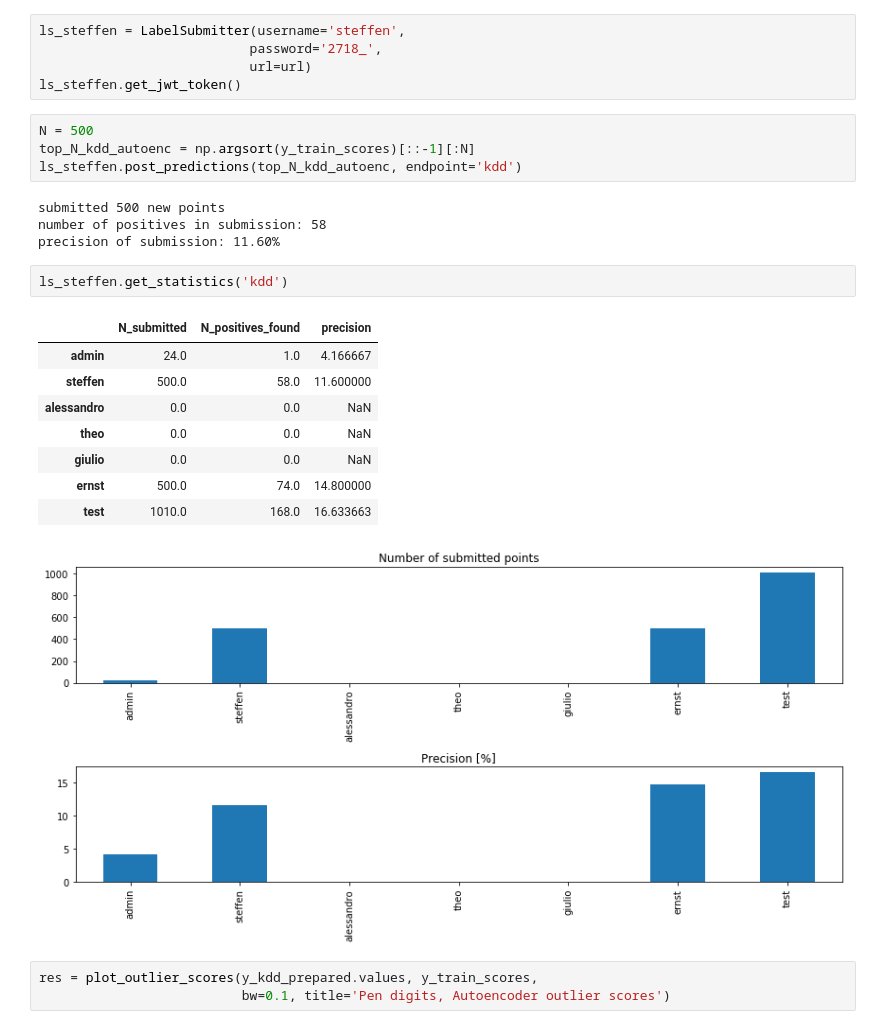
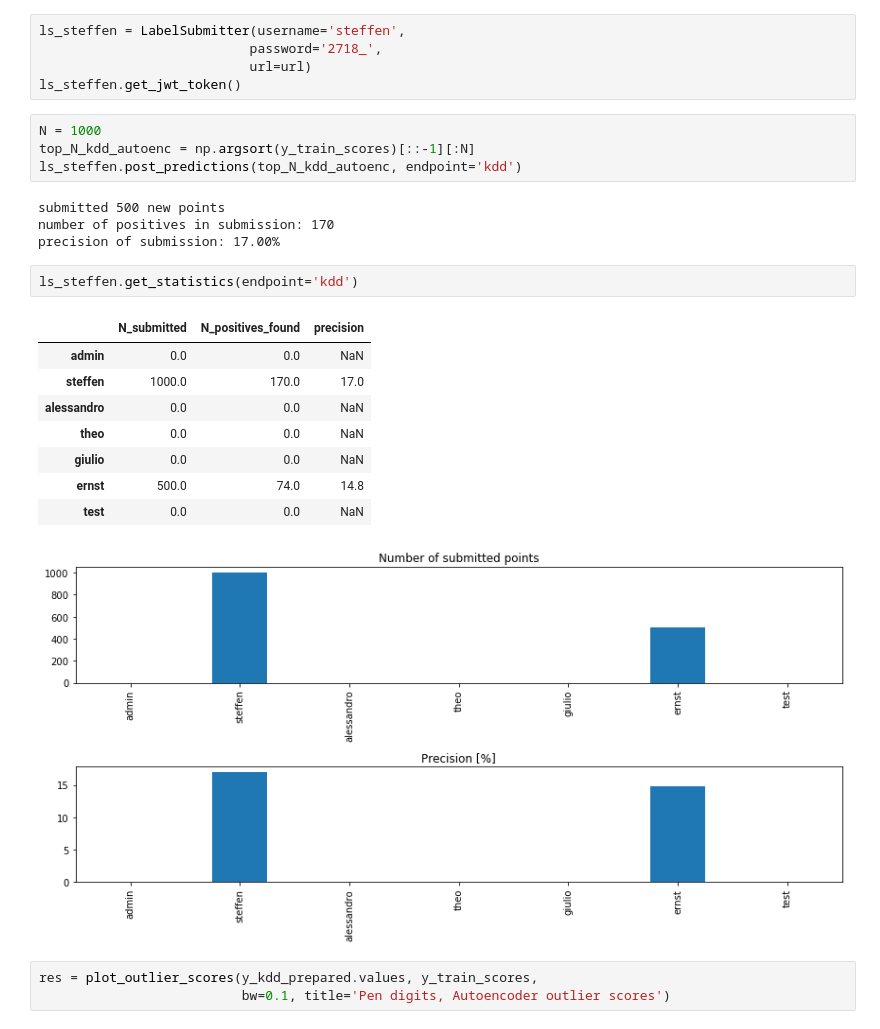
Before and after one commit to amld/workshop-unsupervised-fraud, a Jupyter notebook: notebooks/solutions_part2.ipynb, the cells around one changed output. Drawn from its saved outputs; the diff is of its cells as text.

```diff
--- a/notebooks/solutions_part2.ipynb
+++ b/notebooks/solutions_part2.ipynb
@@ -274,25 +287,25 @@ ls_steffen = LabelSubmitter(username='steffen',
                            url=url)
 ls_steffen.get_jwt_token()
 # %%
-N = 500
+N = 1000
 top_N_kdd_autoenc = np.argsort(y_train_scores)[::-1][:N]
 ls_steffen.post_predictions(top_N_kdd_autoenc, endpoint='kdd')
 # %% [output]
 submitted 500 new points
-number of positives in submission: 58
-precision of submission: 11.60%
+number of positives in submission: 170
+precision of submission: 17.00%
 # %%
-ls_steffen.get_statistics('kdd')
+ls_steffen.get_statistics(endpoint='kdd')
 # %% [output]
 |  | N_submitted | N_positives_found | precision |
-| admin | 24.0 | 1.0 | 4.166667 |
-| steffen | 500.0 | 58.0 | 11.600000 |
+| admin | 0.0 | 0.0 | NaN |
+| steffen | 1000.0 | 170.0 | 17.0 |
 | alessandro | 0.0 | 0.0 | NaN |
 | theo | 0.0 | 0.0 | NaN |
 | giulio | 0.0 | 0.0 | NaN |
-| ernst | 500.0 | 74.0 | 14.800000 |
-| test | 1010.0 | 168.0 | 16.633663 |
+| ernst | 500.0 | 74.0 | 14.8 |
+| test | 0.0 | 0.0 | NaN |
-[figure, old version]
+[figure, new version]
 # %%
 res = plot_outlier_scores(y_kdd_prepared.values, y_train_scores,
                           bw=0.1, title='Pen digits, Autoencoder outlier scores')
```
Also changed, not shown: parts of 7 cells of this notebook, 4 other files.
